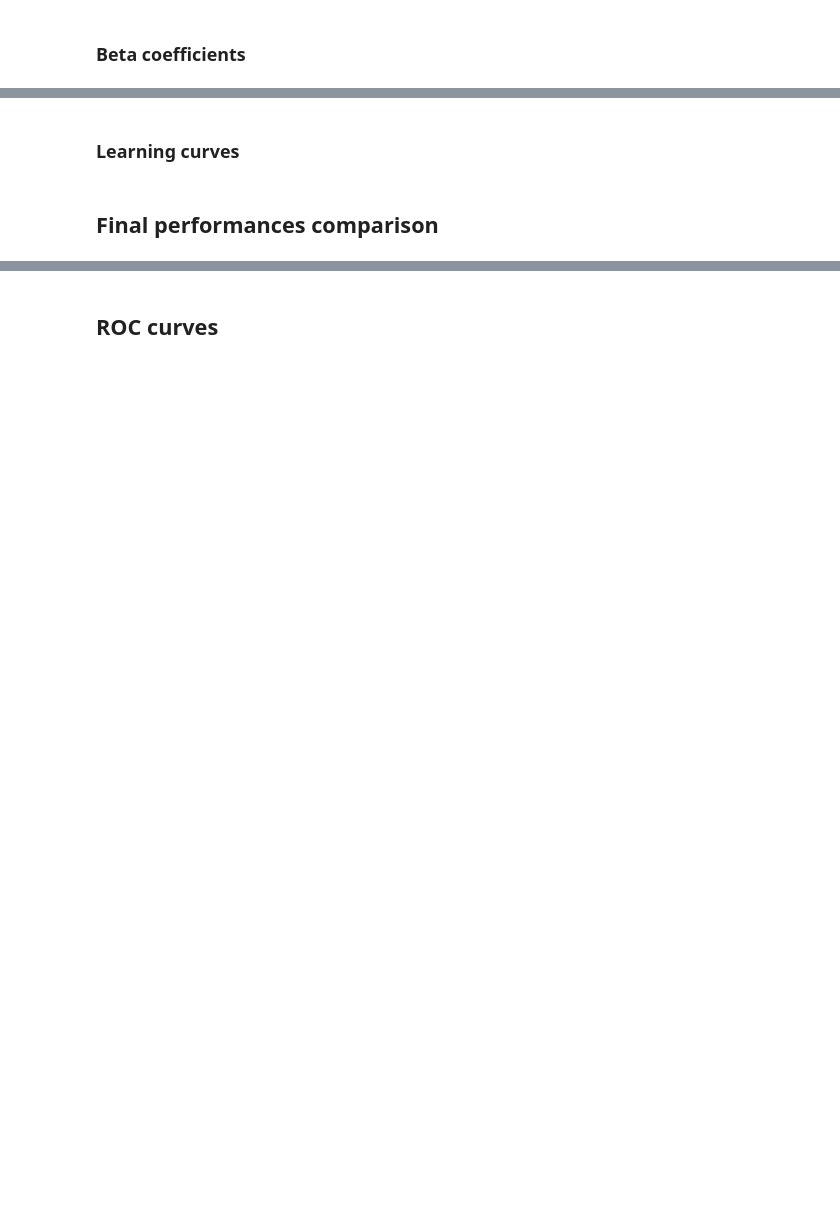
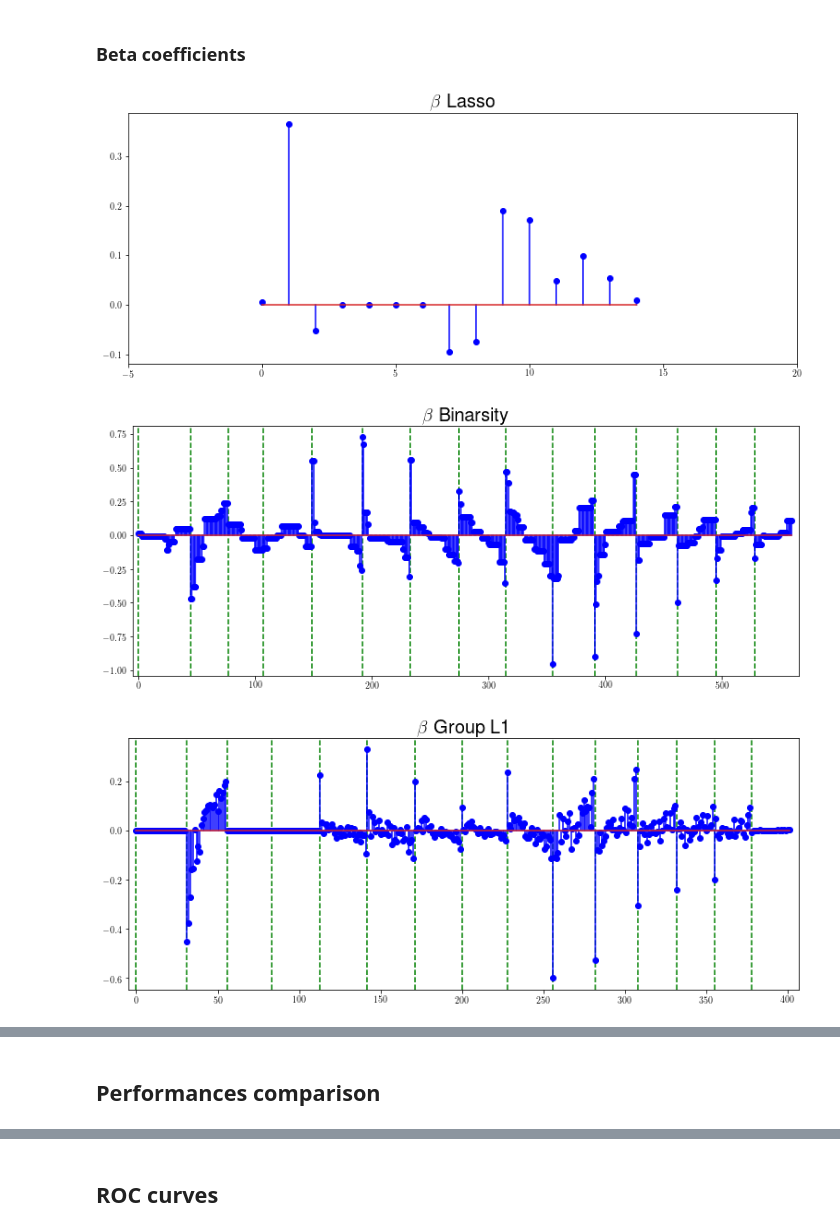
Before and after one commit to SimonBussy/binarsity, a Jupyter notebook: edit_result.ipynb, the cells around one changed output, grey strips where cells are left out. Drawn from its saved outputs; the diff is of its cells as text; code cells hidden in the pictures; blank space fills up the shorter version.

```diff
--- a/edit_result.ipynb
+++ b/edit_result.ipynb
@@ -61,39 +122,25 @@ for fname in os.listdir('./results/cvg'):
 # %% [markdown]
 ### Beta coefficients
 # %%
-for fname in os.listdir("./results/beta"):
+for fname in os.listdir("./%s/beta" % directory):
     if fname[0] not in ['.', 'f', 'b']:
-        coeffs = np.load("./results/beta/%s" % fname)
-        model = fname.split('.')[0].split('-')[1]
-        fig = pl.figure(figsize=(13,5))
-        ax = fig.add_subplot(111)
-        if(int(fname.split('-')[0]) > 2):
-            blocks_start = np.load("./results/beta/blocks_start-%s.npy" % model)
-            for val in blocks_start:
-                ax.axvline(val, color='g', linestyle='--')
-        pl.suptitle("Beta, %s" % model.replace('_',' '),
-                    fontsize=14, fontweight="bold")
-        pl.xlabel("Coefs values", fontsize=12)
-        pl.ylabel("Beta coeffs", fontsize=12)
-        ax.stem(coeffs)
+        model_num = fname.split('-')[0]
+        if ((final_setup and int(model_num) not in [1, 3, 4]) or not final_setup):
+            coeffs = np.load("./%s/beta/%s" % (directory, fname))
+            model = fname.split('.')[0].split('-')[1]
+            fig = pl.figure(figsize=(13,5))
+            ax = fig.add_subplot(111)
+            if(int(fname.split('-')[0]) > 2):
+                blocks_start = np.load("./%s/beta/blocks_start-%s.npy" % (directory, model))
+                for val in blocks_start:
+                    ax.axvline(val, color='g', linestyle='--')
+            pl.title(r"$\beta$ %s" % model.replace('_',' '),
+                        fontsize=20, fontweight='bold')
+            ax.stem(coeffs, 'b', markerfmt='ob')
 
-        ax.set_xlim([-5, len(coeffs)+5])
-        pl.show()
-
-features_names = np.load("./results/beta/features_names_bina.npy")
-nb_first_features = 20
-idx_selected = [i for i, x in enumerate(coeffs != 0.) if x]
-features_selected = [features_names[i] for i in  idx_selected]
-norm1_coeff = np.linalg.norm(coeffs, ord=1)
-val = [100 * abs(coeffs[i])/norm1_coeff for i in  idx_selected]
-features_selected = pd.DataFrame({'Feature' : features_selected,
-                                  'Effect' : val})
-features_selected.sort_values(['Effect'], ascending=False, inplace=True)
-features_selected.index = range(len(features_selected))
-print("%s first selected features (bina pen bin feat):" % nb_first_features)
-t = PrettyTable(['Feature', 'Effect'])
-for k,i in enumerate(range(len(features_selected))):
-    if k<nb_first_features+1:
-        t.add_row([features_selected.Feature[i],
-                   "%g %%" % features_selected.Effect[i]])
-print(t)
+            ax.set_xlim([-5, len(coeffs)+5])
+            pl.show()
+# %% [output]
+[figure, added]
+[figure, added]
+[figure, added]
@@ -100,2 +147,0 @@ print(t)
-# %% [markdown]
-### Learning curves
@@ -240,3 +148,3 @@ for fname in os.listdir("./results/learning_curves"):
 # %% [markdown]
-## Final performances comparison
+## Performances comparison
 # %%
```
Also changed, not shown: parts of 12 cells of this notebook, 53 other files.
